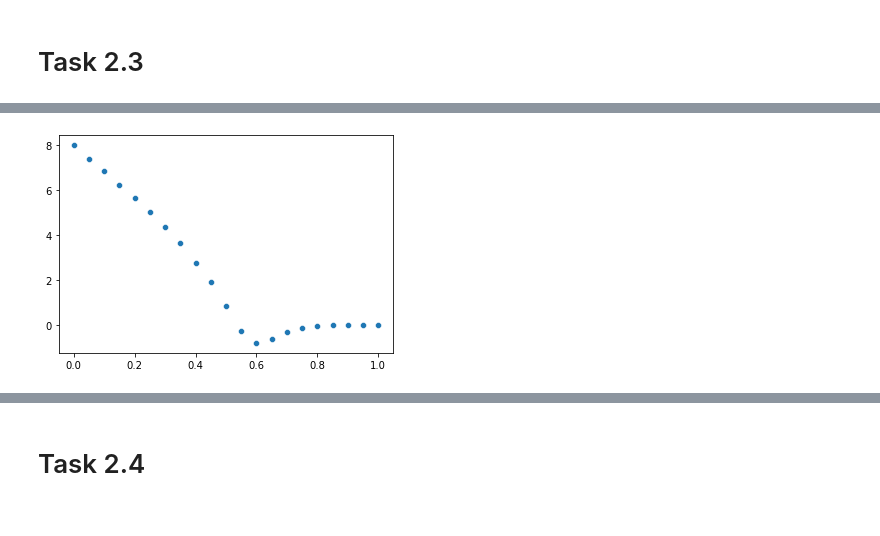
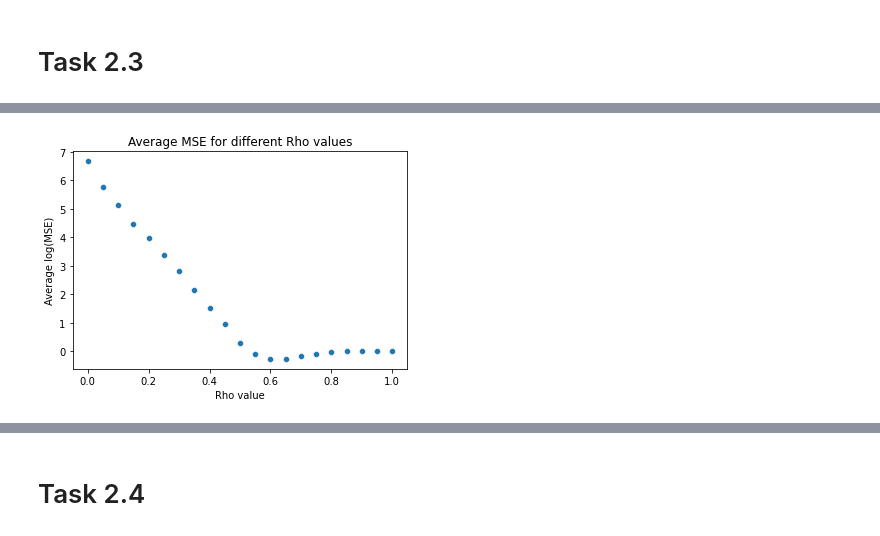
Before and after one commit to TonstarHipHop/MAST30034_Ass1, a Jupyter notebook: Q2.ipynb, the cells around one changed output, grey strips where cells are left out. Cells and saved outputs as stored; diff of their text form; code cells hidden in the pictures.

```diff
--- a/Q2.ipynb
+++ b/Q2.ipynb
@@ -9,21 +9,20 @@ import matplotlib.pyplot as plt
 D = np.genfromtxt('data/TC.csv', delimiter=',')
 X = np.genfromtxt('data/X.csv', delimiter=',')
 SM = np.genfromtxt('data/SM.csv', delimiter=',')
+DT = np.transpose(D)
 
-DT = np.transpose(D)
 Alsr = np.abs(np.matmul(np.matmul(np.linalg.inv(np.matmul(DT, D)), DT), X))
-
 Dlsr = np.matmul(X, np.transpose(Alsr))
 
+fig, axs = plt.subplots(6, 2, figsize=(15,30))
 for i in range(0, 6):
     retrieved_SM = np.reshape(Alsr[i,:], (21,21), order='F')
-    plt.figure(figsize=(16,5))
-    plt.subplot(1,2,1)
-    plt.title(f'Retrieved Spatial map {i+1}')
-    sns.heatmap(retrieved_SM, center=0, yticklabels=range(1,22), xticklabels=range(1,22))
-    plt.subplot(1,2,2)
-    plt.title(f'Retrieved Time courses {i+1}')
-    sns.lineplot(x=range(1,241),y=Dlsr[:,i])
-    plt.savefig(f'plots/retrieved sources {i+1}')
-    plt.show()
+    ax = sns.heatmap(retrieved_SM, center=0, yticklabels=range(1,22), \
+        xticklabels=range(1,22), ax=axs[i,0])
+    ax.set(title=f'Retrieved Spatial map {i+1}')
+
+    ax = sns.lineplot(x=range(1,241),y=Dlsr[:,i], ax=axs[i, 1])
+    ax.set(title=f'Retrieved Time courses {i+1}')
+plt.savefig(f'plots/retrieved sources')
+plt.show()
 # %% [output]
@@ -134,7 +133,6 @@ plt.show()
 # %% [markdown]
 # Task 2.3
 # %%
-
 V=441
 N=240
 nsrcs = 6
@@ -178,14 +176,14 @@ for rho in np.arange(0,1.01, 0.05):
     avg_MSE = []
     for i in range(0, 10):
         new_X = gen_new_X()
-        new_Alr = gen_new_Alr(rho, new_X, D)
+        new_Alr = np.abs(gen_new_Alr(rho, new_X, D))
         new_Dlr = np.matmul(new_X, np.transpose(new_Alr))
         predicted_X = np.matmul(new_Dlr,new_Alr)
         error = new_X - predicted_X
         MSE = np.sum(error**2)/(N*V)
 
-        diff_norm = np.linalg.norm(error, 'fro')
-        MSE = diff_norm*diff_norm/(N*V)
+        # diff_norm = np.linalg.norm(error, 'fro')
+        # MSE = diff_norm*diff_norm/(N*V)
         avg_MSE.append(MSE)
     MSEs.append(np.mean(avg_MSE))
 MSEs
@@ -210,6 +225,10 @@ MSEs
 # %%
 sns.scatterplot(x=np.arange(0,1.01, 0.05), y=np.log(MSEs))
+#sns.scatterplot(x=np.arange(0,1.01, 0.05), y=MSEs)
+plt.title("Average MSE for different Rho values")
+plt.xlabel("Rho value")
+plt.ylabel("Average log(MSE)")
 
 plt.show()
 # %% [output]
-[figure, old version]
+[figure, new version]
```
Also changed, not shown: parts of 11 cells of this notebook, 1 other file.
